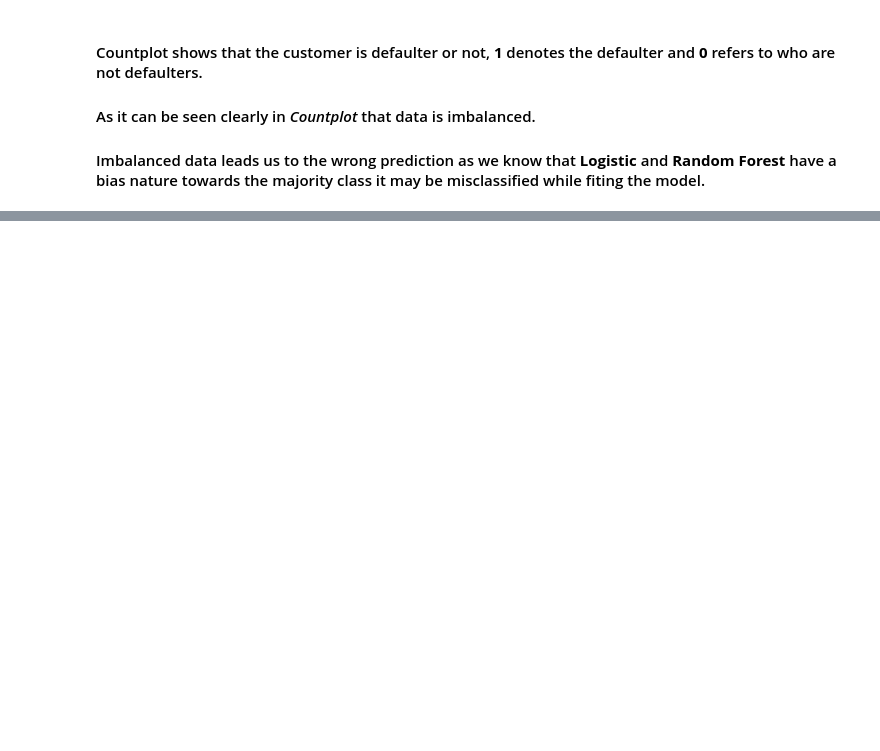
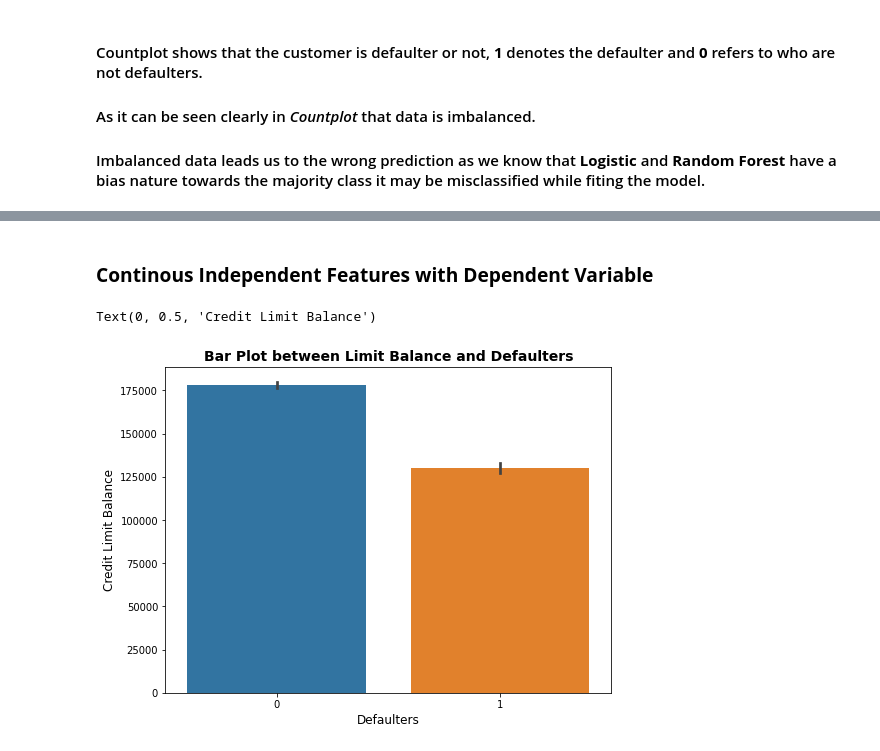
Before and after one commit to Mdanish2020/Credit_card_default_prediction, a Jupyter notebook: ML_Capstone(Classification)Credit_Card_Default_Prediction.ipynb, the cells around one changed output, grey strips where cells are left out. Saved outputs shown, nothing was run; the diff lists cells and outputs as text; code cells hidden in the pictures; blank space fills up the shorter version.

```diff
--- a/ML_Capstone(Classification)Credit_Card_Default_Prediction.ipynb
+++ b/ML_Capstone(Classification)Credit_Card_Default_Prediction.ipynb
@@ -185,0 +287,12 @@ Text(0.5, 1.0, 'Countplot for defaulter')
+# %% [markdown]
+### **Continous Independent Features with Dependent Variable**
+# %%
+# Limit Balance
+plt.figure(figsize = (8,6))
+sns.barplot(x = 'Default_Payments',y = 'LIMIT_BAL',data = cred_df)
+plt.title('Bar Plot between Limit Balance and Defaulters', fontsize = 14, fontweight = 'bold')
+plt.xlabel('Defaulters',fontsize = 12)
+plt.ylabel('Credit Limit Balance',fontsize = 12)
+# %% [output]
+Text(0, 0.5, 'Credit Limit Balance')
+[figure, added]
```
Also changed, not shown: parts of 20 cells of this notebook.
